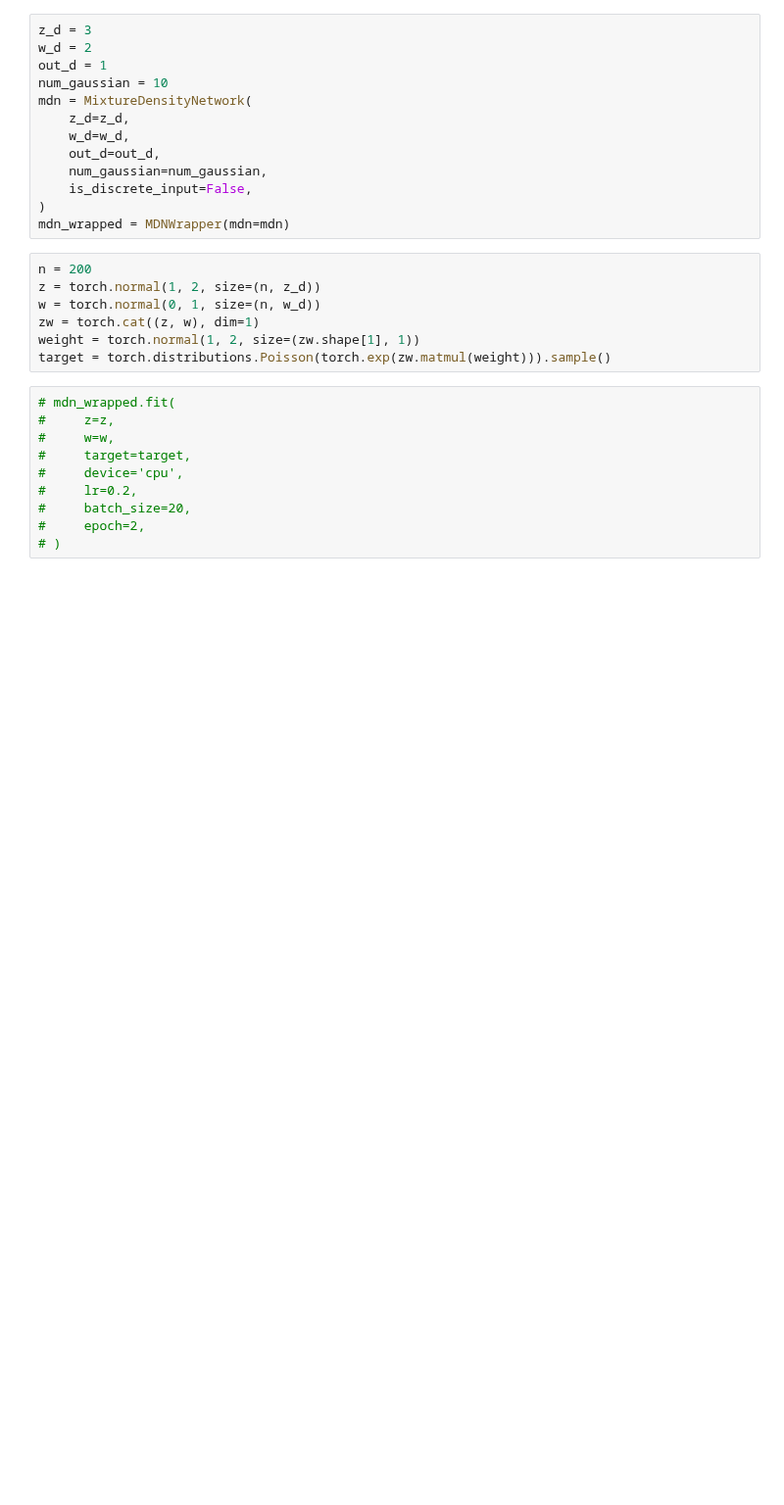
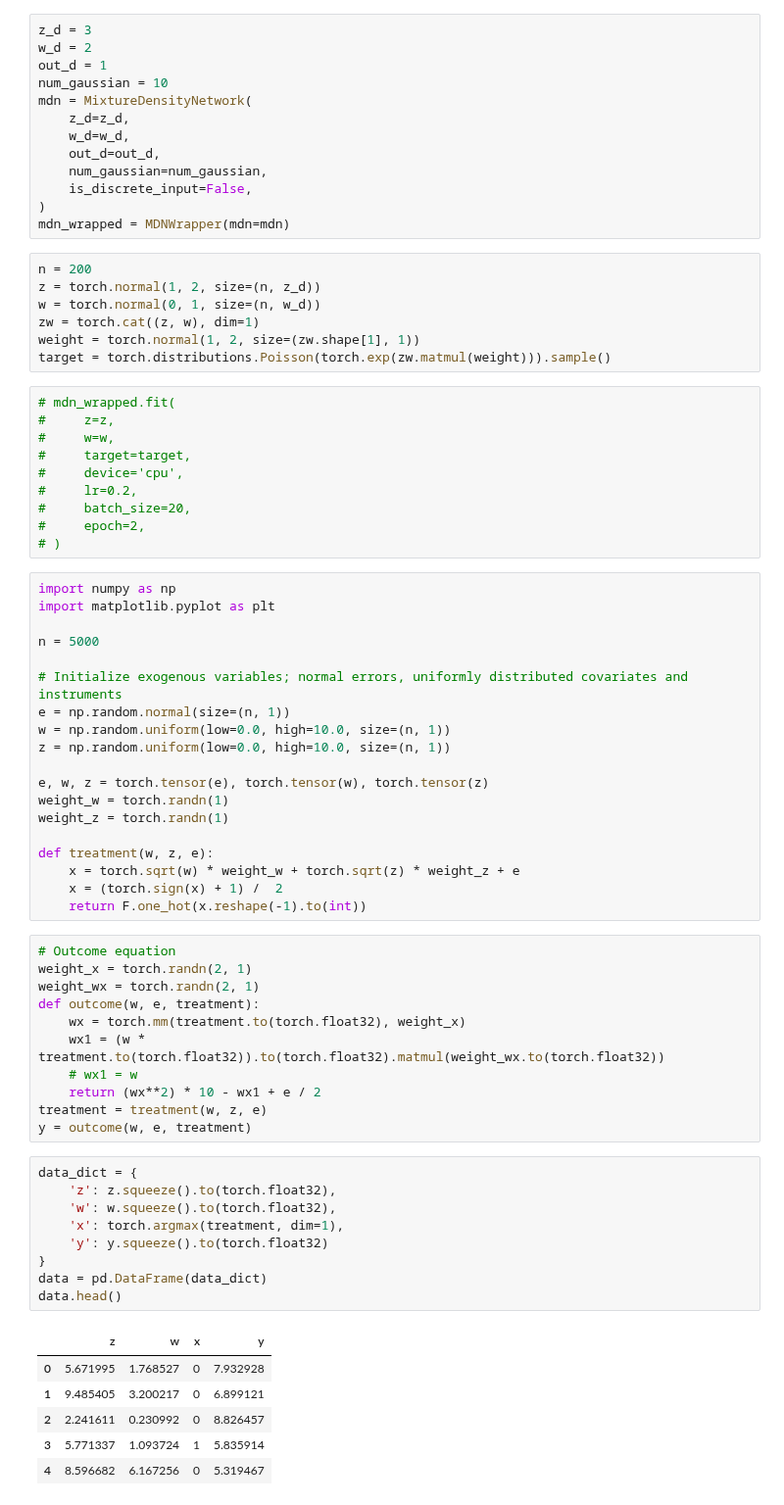
Before and after one commit to DataCanvasIO/YLearn, a Jupyter notebook: test_deepiv.ipynb, the cells around one changed output. Shown at 98% size. Drawn from its saved outputs; the diff is of its cells as text; blank space fills up the shorter version.

```diff
--- a/test_deepiv.ipynb
+++ b/test_deepiv.ipynb
@@ -211,3 +214,49 @@ target = torch.distributions.Poisson(torch.exp(zw.matmul(weight))).sample()
 #     batch_size=20,
 #     epoch=2,
 # )
+# %%
+import numpy as np
+import matplotlib.pyplot as plt
+
+n = 5000
+
+# Initialize exogenous variables; normal errors, uniformly distributed covariates and instruments
+e = np.random.normal(size=(n, 1))
+w = np.random.uniform(low=0.0, high=10.0, size=(n, 1))
+z = np.random.uniform(low=0.0, high=10.0, size=(n, 1))
+
+e, w, z = torch.tensor(e), torch.tensor(w), torch.tensor(z)
+weight_w = torch.randn(1)
+weight_z = torch.randn(1)
+
+def treatment(w, z, e):
+    x = torch.sqrt(w) * weight_w + torch.sqrt(z) * weight_z + e
+    x = (torch.sign(x) + 1) /  2
+    return F.one_hot(x.reshape(-1).to(int))
+# %%
+# Outcome equation
+weight_x = torch.randn(2, 1)
+weight_wx = torch.randn(2, 1)
+def outcome(w, e, treatment):
+    wx = torch.mm(treatment.to(torch.float32), weight_x)
+    wx1 = (w * treatment.to(torch.float32)).to(torch.float32).matmul(weight_wx.to(torch.float32))
+    # wx1 = w
+    return (wx**2) * 10 - wx1 + e / 2
+treatment = treatment(w, z, e)
+y = outcome(w, e, treatment)
+# %%
+data_dict = {
+    'z': z.squeeze().to(torch.float32),
+    'w': w.squeeze().to(torch.float32),
+    'x': torch.argmax(treatment, dim=1),
+    'y': y.squeeze().to(torch.float32)
+}
+data = pd.DataFrame(data_dict)
+data.head()
+# %% [output]
+|  | z | w | x | y |
+| 0 | 5.671995 | 1.768527 | 0 | 7.932928 |
+| 1 | 9.485405 | 3.200217 | 0 | 6.899121 |
+| 2 | 2.241611 | 0.230992 | 0 | 8.826457 |
+| 3 | 5.771337 | 1.093724 | 1 | 5.835914 |
+| 4 | 8.596682 | 6.167256 | 0 | 5.319467 |
```
Also changed, not shown: parts of 13 cells of this notebook, 2 other files.
